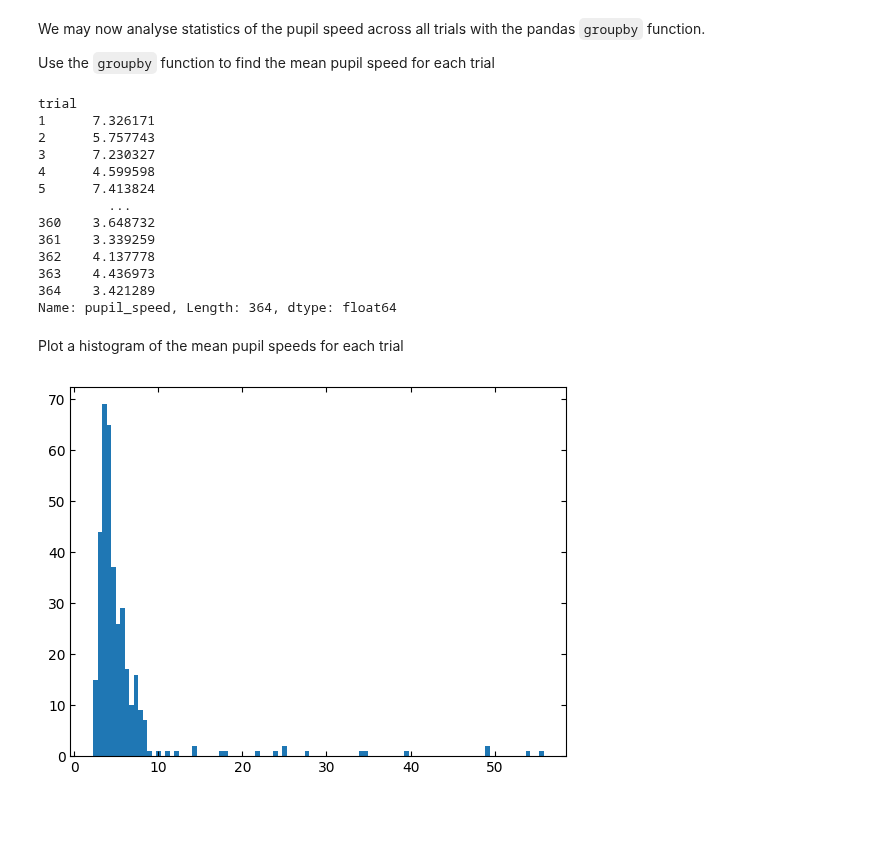
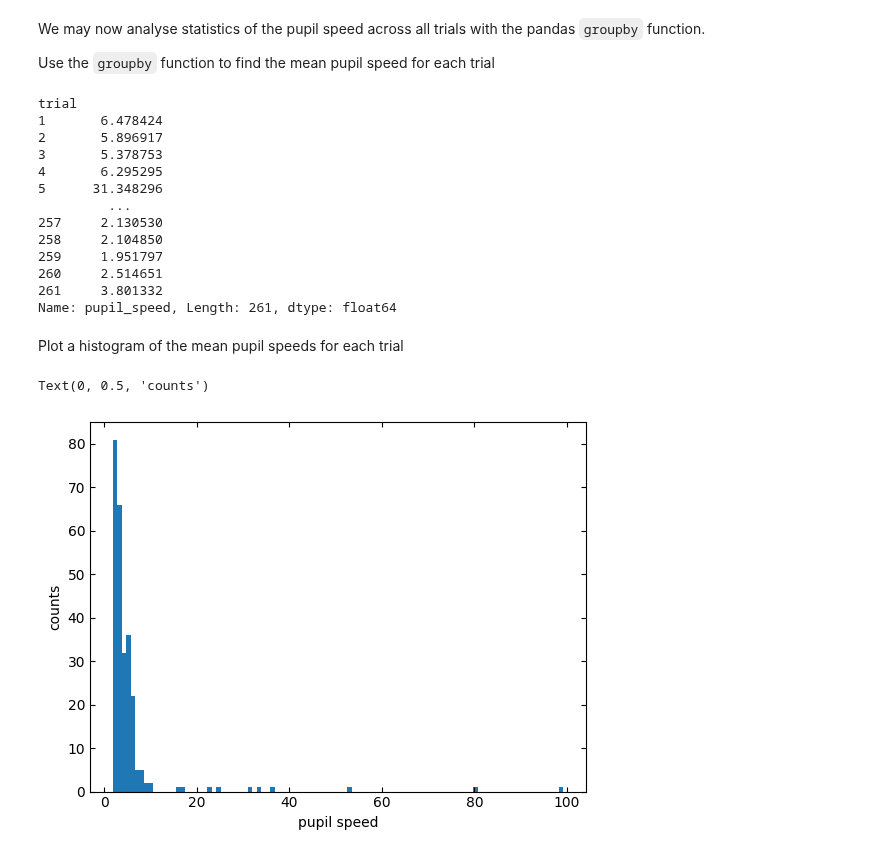
Before and after one commit to ibehave-ibots/iBOTS-Tools, a Jupyter notebook: workshops/python-workshop-1/exercises/ben/Day2-pupil-with-solns.ipynb, the cells around one changed output. Cells and saved outputs as stored; diff of their text form; code cells hidden in the pictures; blank space fills up the shorter version.

Commit message:
pupil histograms

```diff
--- a/workshops/python-workshop-1/exercises/ben/Day2-pupil-with-solns.ipynb
+++ b/workshops/python-workshop-1/exercises/ben/Day2-pupil-with-solns.ipynb
@@ -8,7 +14,11 @@ import matplotlib.pyplot as plt
 # %% [markdown]
 Load the data into an xarray dataset
 # %%
-dataset = xr.load_dataset('/home/ben/ibots/workshop_data/steinmetz_mouse/convert_steinmetz_dataset/data/processed/neuropixels/steinmetz_2016-12-14_Cori.nc')
+dataset = xr.load_dataset('/home/ben/ibots/workshop_data/steinmetz_mouse/convert_steinmetz_dataset/data/processed/neuropixels/steinmetz_2017-01-08_Muller.nc')
+# %%
+# drop non active trials from dataframe!
+# THIS SHOULD BE DONE IN DATA PREPROCESSING! NOT AN EXERCISE FOR THE STUDENTS
+dataset = dataset.where(dataset.active_trials==1 , drop=True)
 # %% [markdown]
 Locate the data relevant to the pupil and store it in a variable named `pupil_data`. Hint - you can use `dataset[variable_names]`
 # %%
@@ -113,21 +253,25 @@ Use the `groupby` function to find the mean pupil speed for each trial
 df.groupby('trial')['pupil_speed'].mean()
 # %% [output]
 trial
-1      7.326171
-2      5.757743
-3      7.230327
-4      4.599598
-5      7.413824
+1       6.478424
+2       5.896917
+3       5.378753
+4       6.295295
+5      31.348296
          ...
-360    3.648732
-361    3.339259
-362    4.137778
-363    4.436973
-364    3.421289
-Name: pupil_speed, Length: 364, dtype: float64
+257     2.130530
+258     2.104850
+259     1.951797
+260     2.514651
+261     3.801332
+Name: pupil_speed, Length: 261, dtype: float64
 # %% [markdown]
 Plot a histogram of the mean pupil speeds for each trial
 # %%
 plt.hist(df.groupby('trial')['pupil_speed'].mean(), 100);
+
+plt.xlabel('pupil speed')
+plt.ylabel('counts')
 # %% [output]
+Text(0, 0.5, 'counts')
-[figure, old version]
+[figure, new version]
```
Also changed, not shown: parts of 45 cells of this notebook, 1 other file.
